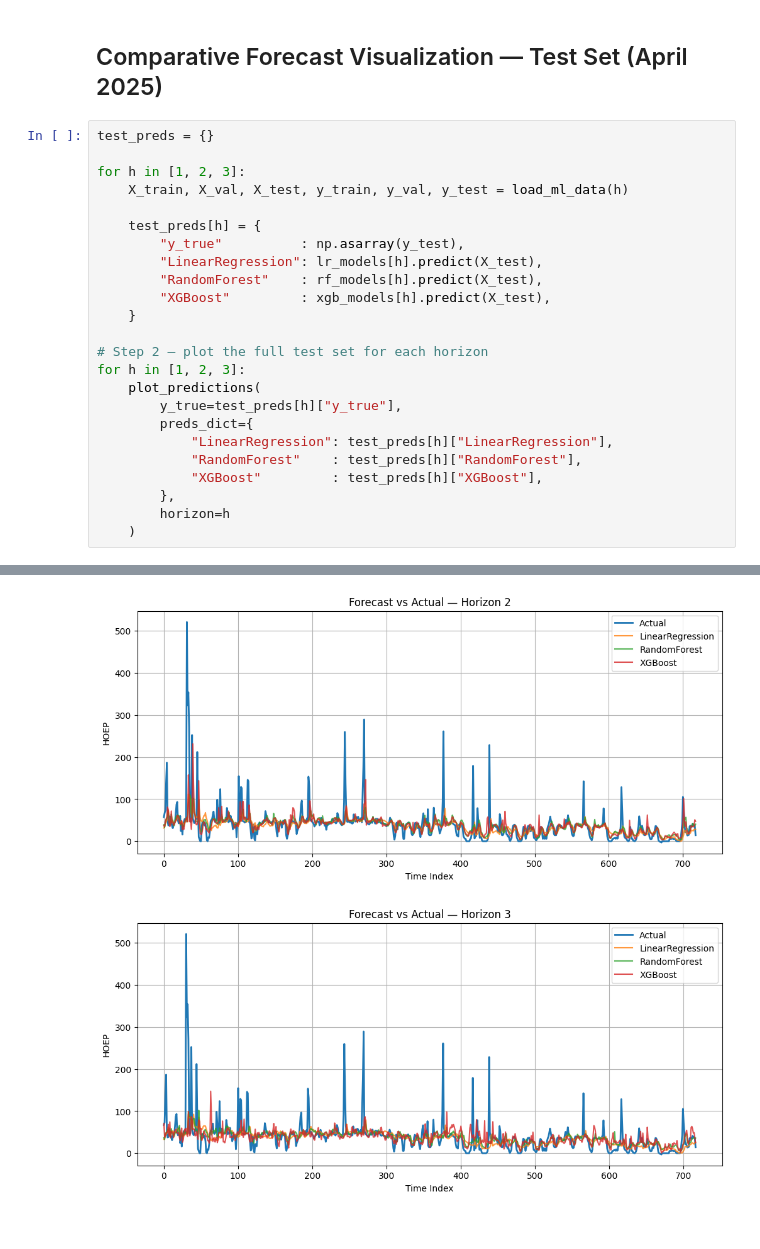
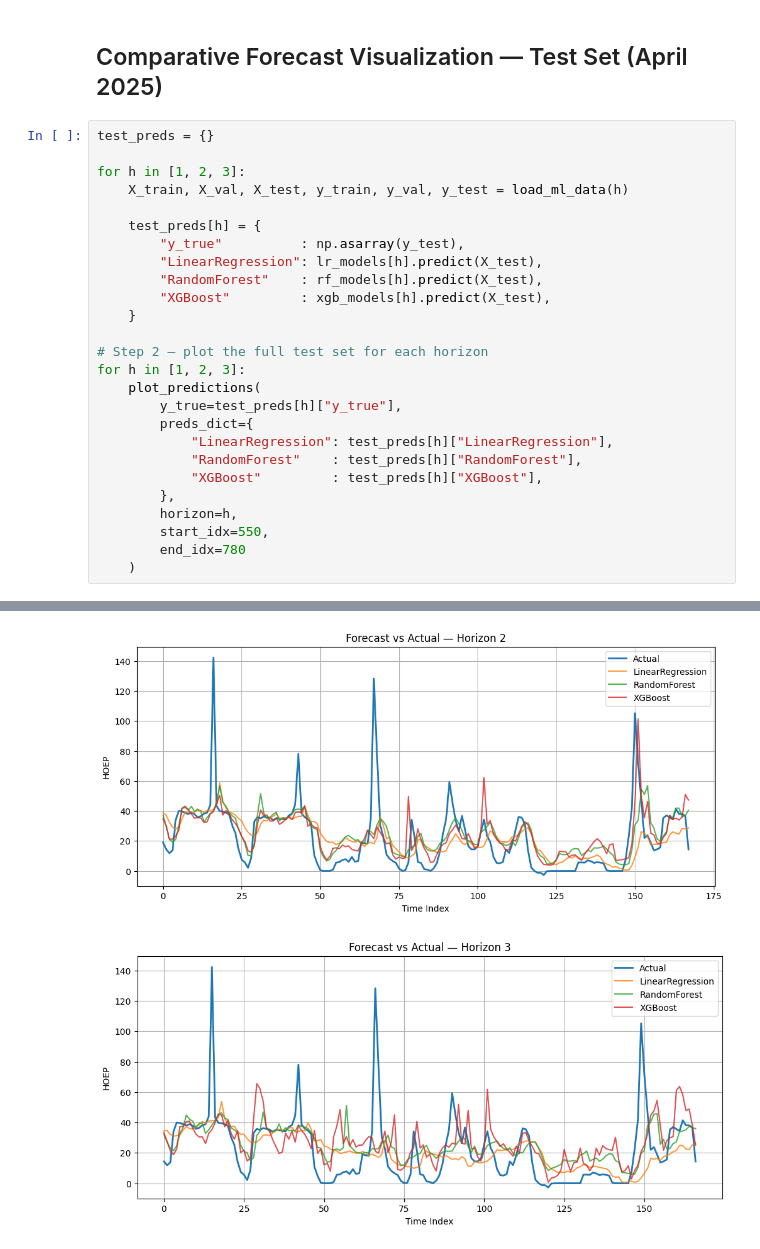
Before and after one commit to MiladEbrahimiAbyzandi/Ontario-electricity-price-forecasting, a Jupyter notebook: notebooks/05_ml_models.ipynb, the cells around one changed output, grey strips where cells are left out. Drawn from its saved outputs; the diff is of its cells as text.

Commit message:
fix: update visualization

```diff
--- a/notebooks/05_ml_models.ipynb
+++ b/notebooks/05_ml_models.ipynb
@@ -506,6 +506,8 @@ for h in [1, 2, 3]:
             "RandomForest"    : test_preds[h]["RandomForest"],
             "XGBoost"         : test_preds[h]["XGBoost"],
         },
-        horizon=h
+        horizon=h,
+        start_idx=550,
+        end_idx=780
     )
 # %% [output]
@@ -513,2 +515,2 @@ for h in [1, 2, 3]:
-[figure, old version]
+[figure, new version]
-[figure, old version]
+[figure, new version]
```
Also changed, not shown: parts of 1 cell of this notebook.
